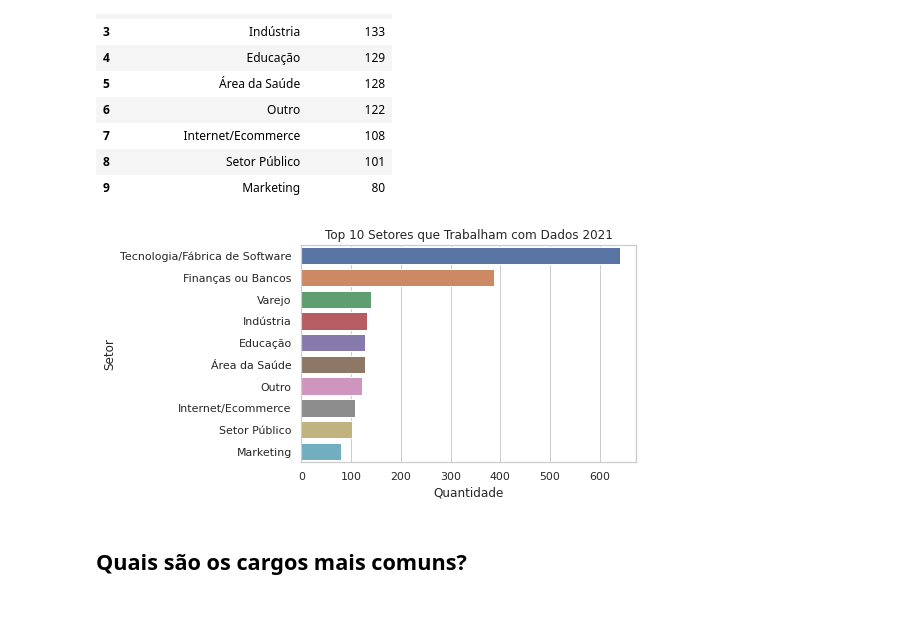
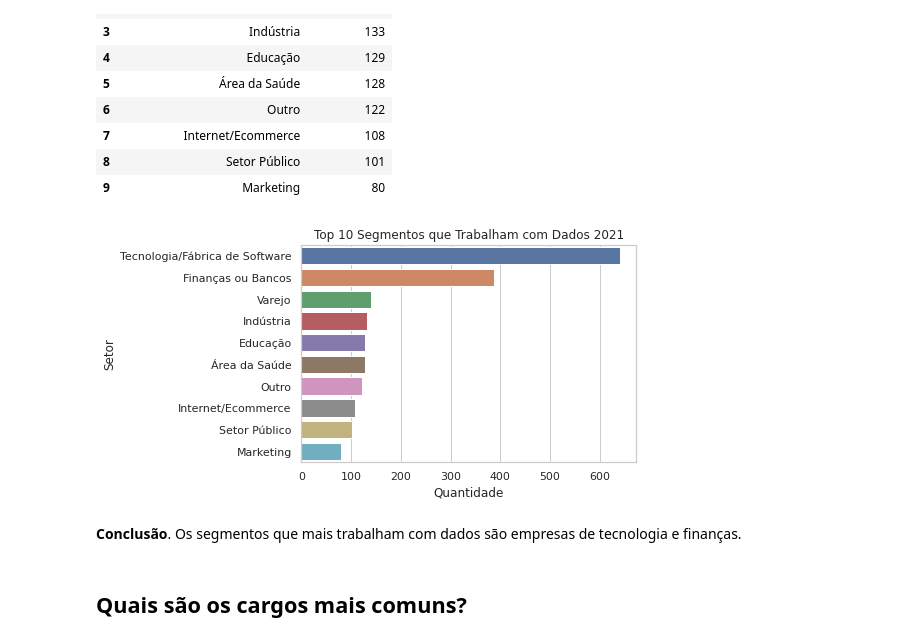
Before and after one commit to leomaurodesenv/kaggle, a Jupyter notebook: jupyter/profissionais-de-dados-no-brasil-2021.ipynb, the cells around one changed output. Cells and saved outputs as stored; diff of their text form; code cells hidden in the pictures; blank space fills up the shorter version.

Commit message:
Kaggle Notebook | Profissionais de Dados no Brasil (2021) | Version 5

```diff
--- a/jupyter/profissionais-de-dados-no-brasil-2021.ipynb
+++ b/jupyter/profissionais-de-dados-no-brasil-2021.ipynb
@@ -401,10 +427,12 @@ val.head(top)
 | 9 | Marketing | 80 |
 # %%
 sns.barplot(data=val.head(top), x='Quantidade', y='Setor')
-plt.title(f'Top {top} Setores que Trabalham com Dados 2021')
+plt.title(f'Top {top} Segmentos que Trabalham com Dados 2021')
 plt.show()
 # %% [output]
-[figure, old version]
+[figure, new version]
+# %% [markdown]
+**Conclusão**. Os segmentos que mais trabalham com dados são empresas de tecnologia e finanças.
 # %% [markdown]
 ## Quais são os cargos mais comuns?
 # %%
```
Also changed, not shown: parts of 32 cells of this notebook.
